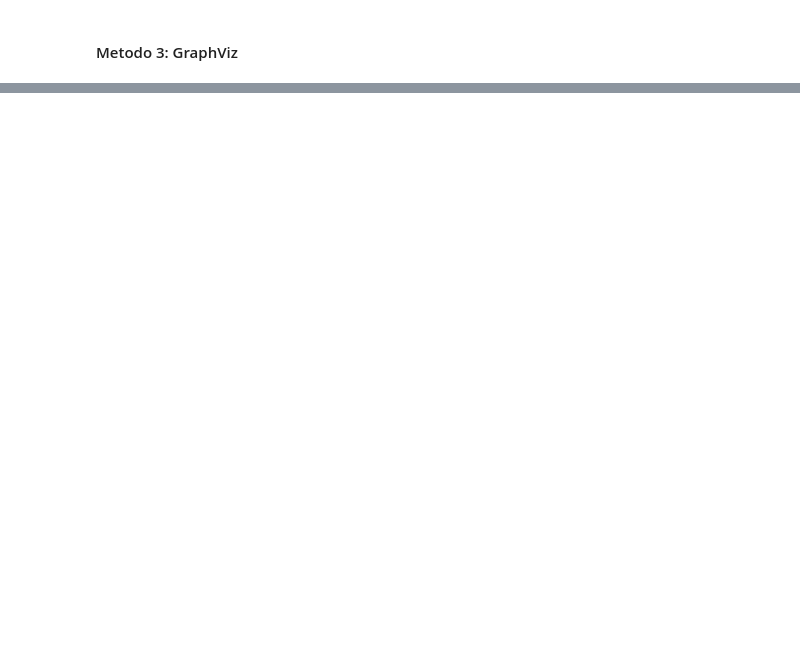
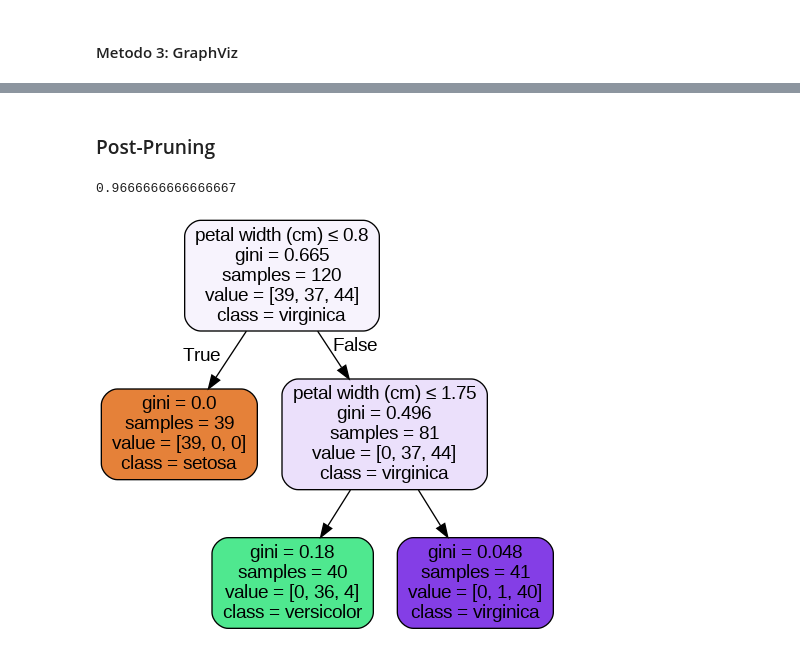
Before and after one commit to ProfAI/machine-learning-modelli-e-algoritmi, a Jupyter notebook: 7 - Decision Tree e Random Forest/decision_tree.ipynb, the cells around one changed output, grey strips where cells are left out. Saved outputs shown, nothing was run; the diff lists cells and outputs as text; code cells hidden in the pictures; blank space fills up the shorter version.

```diff
--- a/7 - Decision Tree e Random Forest/decision_tree.ipynb
+++ b/7 - Decision Tree e Random Forest/decision_tree.ipynb
@@ -83,3 +83,15 @@ graph = graphviz.Source(dot_data)
 graph
 # %% [output]
 [drawing not drawn]
+# %%
+from IPython.display import Image, display
+
+def tree_viz(tree, feature_names, class_names):
+  dot_data = export_graphviz(tree, out_file=None,
+                        feature_names=feature_names,
+                        class_names=class_names,
+                        filled=True, rounded=True,
+                        special_characters=True)
+  graph = graphviz.Source(dot_data, filename="tree", format="png")
+  graph.view()
+  display(Image("tree.png"))
@@ -85,0 +106,4 @@ graph
+# %%
+tree = DecisionTreeClassifier(min_samples_leaf=5, max_depth=3)
+tree.fit(X_train, y_train)
+tree.score(X_test, y_test)
@@ -85,0 +116,14 @@ graph
+# %% [markdown]
+### Post-Pruning
+# %%
+from sklearn.tree import DecisionTreeClassifier
+
+tree = DecisionTreeClassifier(ccp_alpha=.1)
+tree.fit(X_train, y_train)
+tree.score(X_test, y_test)
+# %% [output]
+0.9666666666666667
+# %%
+tree_viz(tree, iris.feature_names, iris.target_names)
+# %% [output]
+[figure, added]
```
Also changed, not shown: parts of 6 cells of this notebook.
